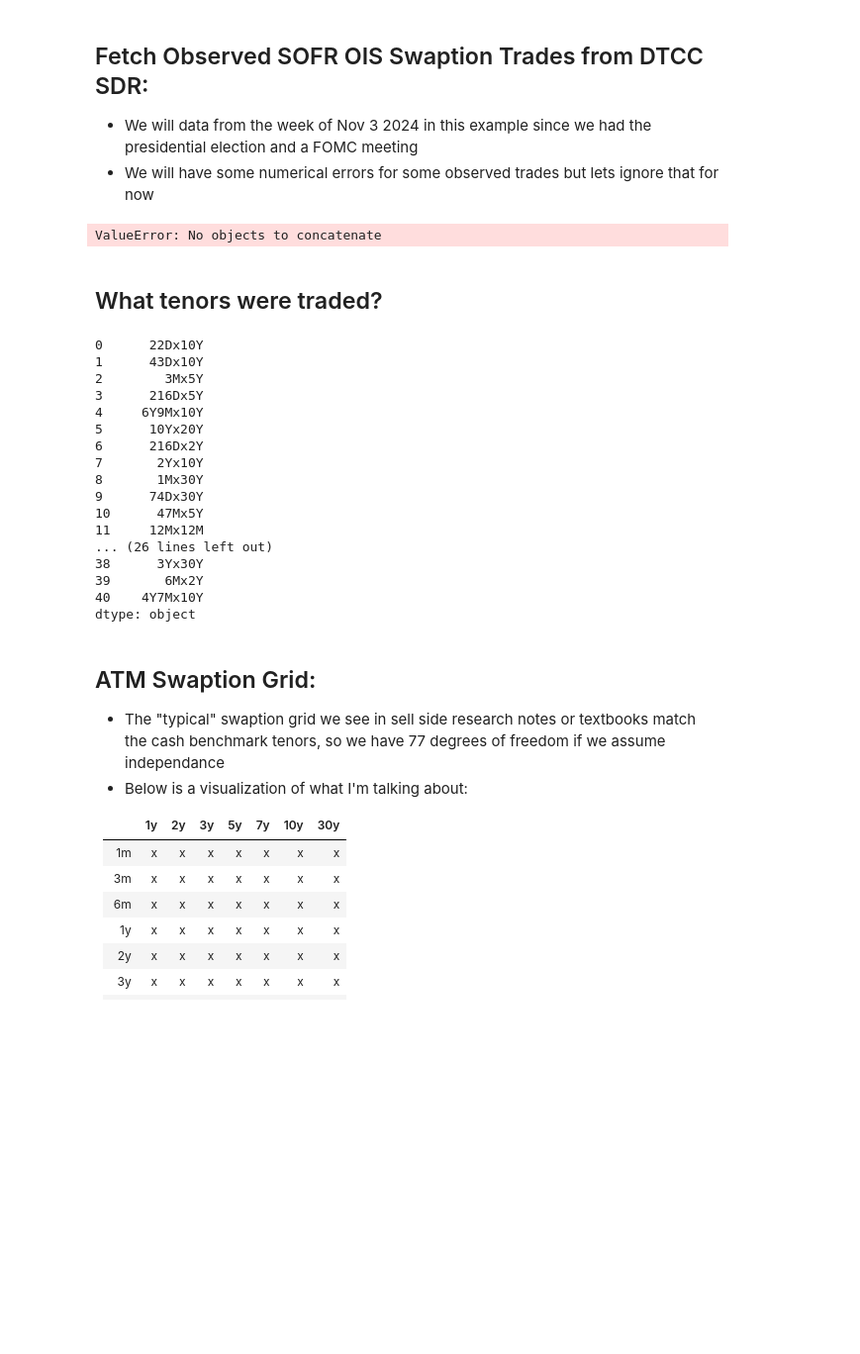
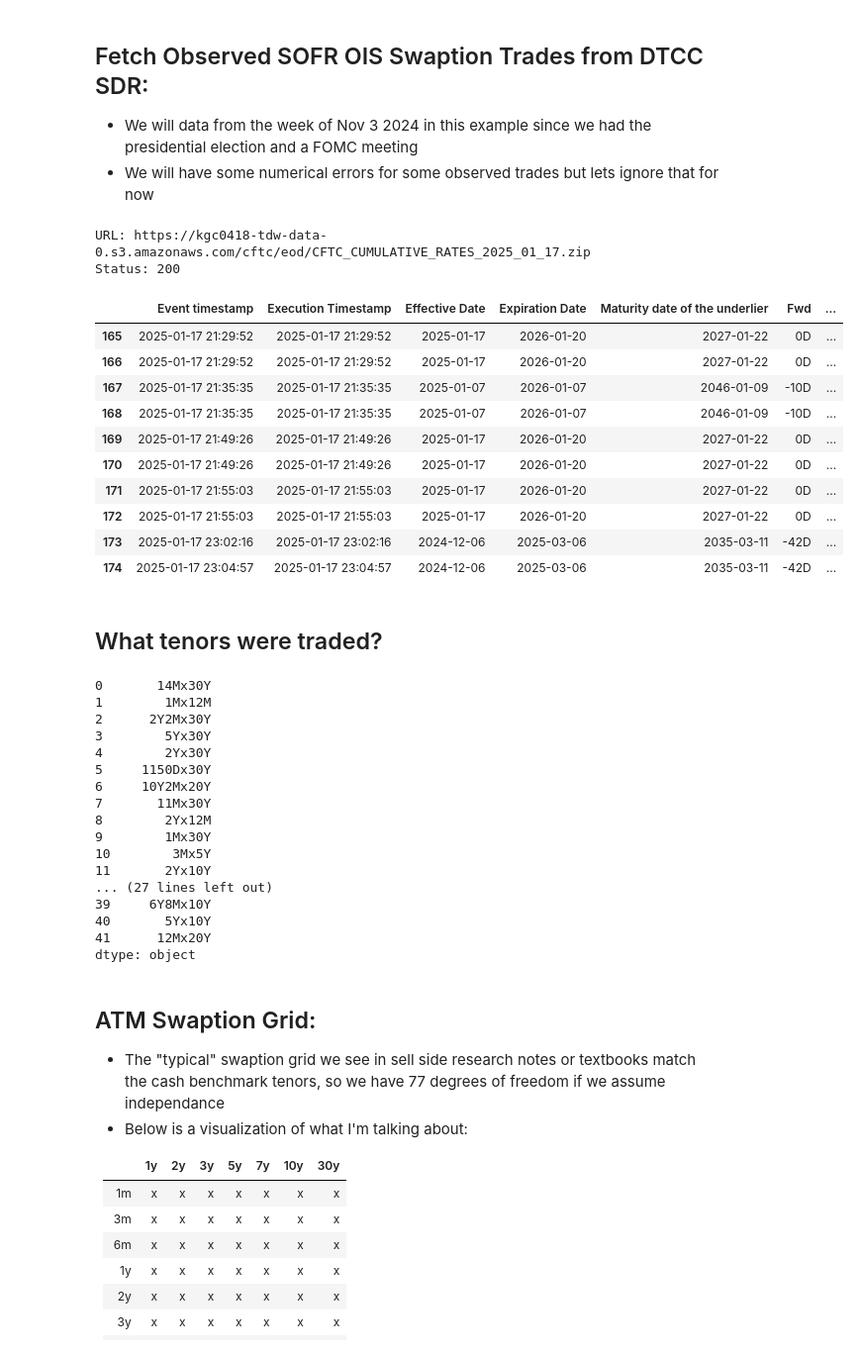
Before and after one commit to pfin/Curvy-CUSIPs, a Jupyter notebook: notebooks/marking_vol_surface.ipynb, the cells around one changed output. Shown at 99% size. Saved outputs shown, nothing was run; the diff lists cells and outputs as text; code cells hidden in the pictures; blank space fills up the shorter version.

Commit message:
more changes to sdr swaptions

```diff
--- a/notebooks/marking_vol_surface.ipynb
+++ b/notebooks/marking_vol_surface.ipynb
@@ -93,42 +93,54 @@ s490_swaptions = S490Swaptions(
 - We will data from the week of Nov 3 2024 in this example since we had the presidential election and a FOMC meeting
 - We will have some numerical errors for some observed trades but lets ignore that for now
 # %%
-as_of_start_date = datetime(2025, 1, 10)
+as_of_start_date = datetime(2025, 1, 17)
 as_of_end_date = datetime(2025, 1, 17)
 
 sofr_ois_swaption_time_and_sales_dict, close_premium_dict, ql_curves_dict = s490_swaptions.create_s490_swaption_time_and_sales(
     start_date=as_of_start_date,
     end_date=as_of_end_date,
     data_fetcher=curve_data_fetcher,
     model="normal"
 )
 
 swaptions_traded_df = pd.concat(list(sofr_ois_swaption_time_and_sales_dict.values()))
-swaptions_traded_df
+swaptions_traded_df.tail(10)
 # %% [output]
-ValueError: No objects to concatenate
+URL: https://kgc0418-tdw-data-0.s3.amazonaws.com/cftc/eod/CFTC_CUMULATIVE_RATES_2025_01_17.zip
+Status: 200
+|  | Event timestamp | Execution Timestamp | Effective Date | Expiration Date | Maturity date of the underlier | Fwd | ... |
+| 165 | 2025-01-17 21:29:52 | 2025-01-17 21:29:52 | 2025-01-17 | 2026-01-20 | 2027-01-22 | 0D | ... |
+| 166 | 2025-01-17 21:29:52 | 2025-01-17 21:29:52 | 2025-01-17 | 2026-01-20 | 2027-01-22 | 0D | ... |
+| 167 | 2025-01-17 21:35:35 | 2025-01-17 21:35:35 | 2025-01-07 | 2026-01-07 | 2046-01-09 | -10D | ... |
+| 168 | 2025-01-17 21:35:35 | 2025-01-17 21:35:35 | 2025-01-07 | 2026-01-07 | 2046-01-09 | -10D | ... |
+| 169 | 2025-01-17 21:49:26 | 2025-01-17 21:49:26 | 2025-01-17 | 2026-01-20 | 2027-01-22 | 0D | ... |
+| 170 | 2025-01-17 21:49:26 | 2025-01-17 21:49:26 | 2025-01-17 | 2026-01-20 | 2027-01-22 | 0D | ... |
+| 171 | 2025-01-17 21:55:03 | 2025-01-17 21:55:03 | 2025-01-17 | 2026-01-20 | 2027-01-22 | 0D | ... |
+| 172 | 2025-01-17 21:55:03 | 2025-01-17 21:55:03 | 2025-01-17 | 2026-01-20 | 2027-01-22 | 0D | ... |
+| 173 | 2025-01-17 23:02:16 | 2025-01-17 23:02:16 | 2024-12-06 | 2025-03-06 | 2035-03-11 | -42D | ... |
+| 174 | 2025-01-17 23:04:57 | 2025-01-17 23:04:57 | 2024-12-06 | 2025-03-06 | 2035-03-11 | -42D | ... |
 # %% [markdown]
 ## What tenors were traded?
 # %%
 swaption_tenors_traded = (swaptions_traded_df["Option Tenor"] + "x" + swaptions_traded_df["Underlying Tenor"]).drop_duplicates().reset_index(drop=True)
 swaption_tenors_traded
 # %% [output]
-0      22Dx10Y
-1      43Dx10Y
-2        3Mx5Y
-3      216Dx5Y
-4     6Y9Mx10Y
-5      10Yx20Y
-6      216Dx2Y
-7       2Yx10Y
-8       1Mx30Y
-9      74Dx30Y
-10      47Mx5Y
-11     12Mx12M
-... (26 lines left out)
-38      3Yx30Y
-39       6Mx2Y
-40    4Y7Mx10Y
+0       14Mx30Y
+1        1Mx12M
+2      2Y2Mx30Y
+3        5Yx30Y
+4        2Yx30Y
+5     1150Dx30Y
+6     10Y2Mx20Y
+7       11Mx30Y
+8        2Yx12M
+9        1Mx30Y
+10        3Mx5Y
+11       2Yx10Y
+... (27 lines left out)
+39     6Y8Mx10Y
+40       5Yx10Y
+41      12Mx20Y
 dtype: object
 # %% [markdown]
 ## ATM Swaption Grid:
```
Also changed, not shown: parts of 1 cell of this notebook, 1 other file.
